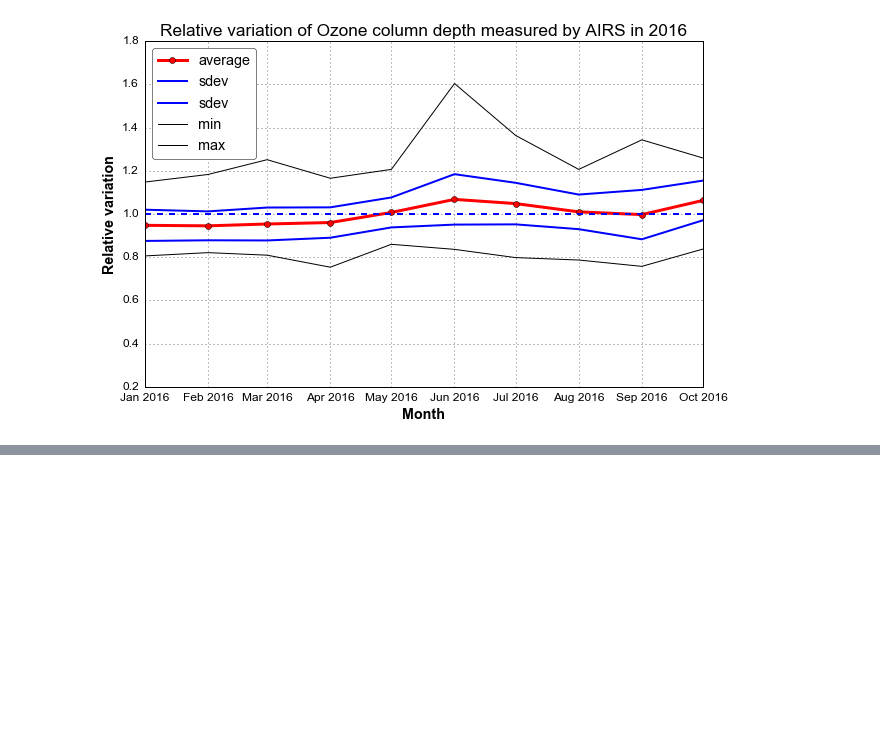
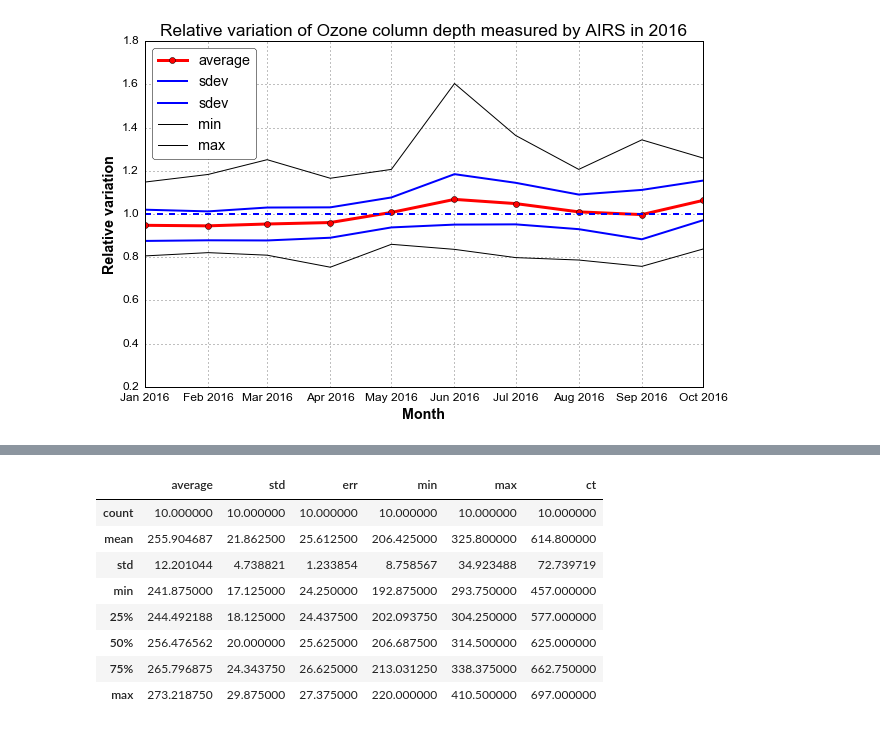
Before and after one commit to sylvielsstfr/AquaAIRSAtm, a Jupyter notebook: worldL3Data/ReadAIRS_L3_TotO3OneYear.ipynb, the cells around one changed output, grey strips where cells are left out. Cells and saved outputs as stored; diff of their text form; code cells hidden in the pictures; blank space fills up the shorter version.

```diff
--- a/worldL3Data/ReadAIRS_L3_TotO3OneYear.ipynb
+++ b/worldL3Data/ReadAIRS_L3_TotO3OneYear.ipynb
@@ -211,0 +233,12 @@ plt.savefig(figfilename2, bbox_inches='tight')
+# %%
+newdataset.describe()
+# %% [output]
+|  | average | std | err | min | max | ct |
+| count | 10.000000 | 10.000000 | 10.000000 | 10.000000 | 10.000000 | 10.000000 |
+| mean | 255.904687 | 21.862500 | 25.612500 | 206.425000 | 325.800000 | 614.800000 |
+| std | 12.201044 | 4.738821 | 1.233854 | 8.758567 | 34.923488 | 72.739719 |
+| min | 241.875000 | 17.125000 | 24.250000 | 192.875000 | 293.750000 | 457.000000 |
+| 25% | 244.492188 | 18.125000 | 24.437500 | 202.093750 | 304.250000 | 577.000000 |
+| 50% | 256.476562 | 20.000000 | 25.625000 | 206.687500 | 314.500000 | 625.000000 |
+| 75% | 265.796875 | 24.343750 | 26.625000 | 213.031250 | 338.375000 | 662.750000 |
+| max | 273.218750 | 29.875000 | 27.375000 | 220.000000 | 410.500000 | 697.000000 |
```
Also changed, not shown: parts of 8 cells of this notebook, 1 other file.
